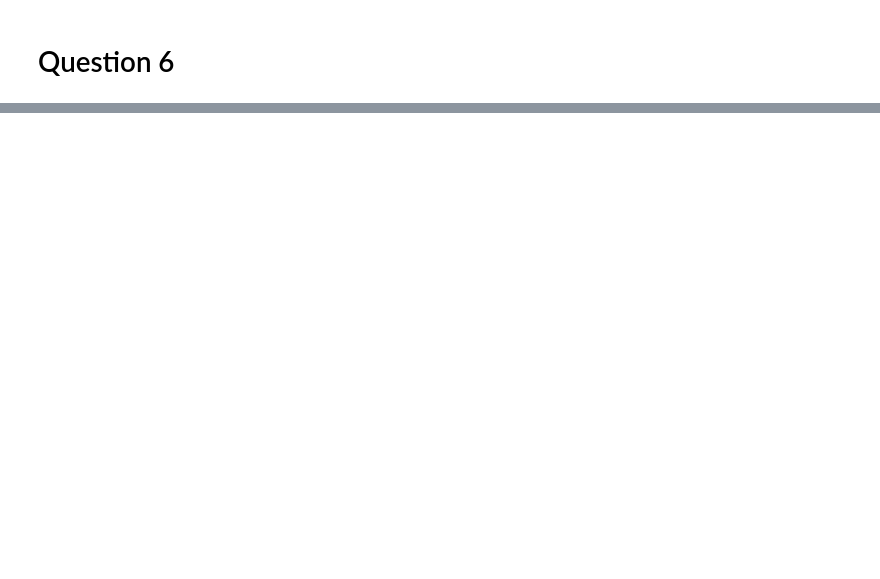
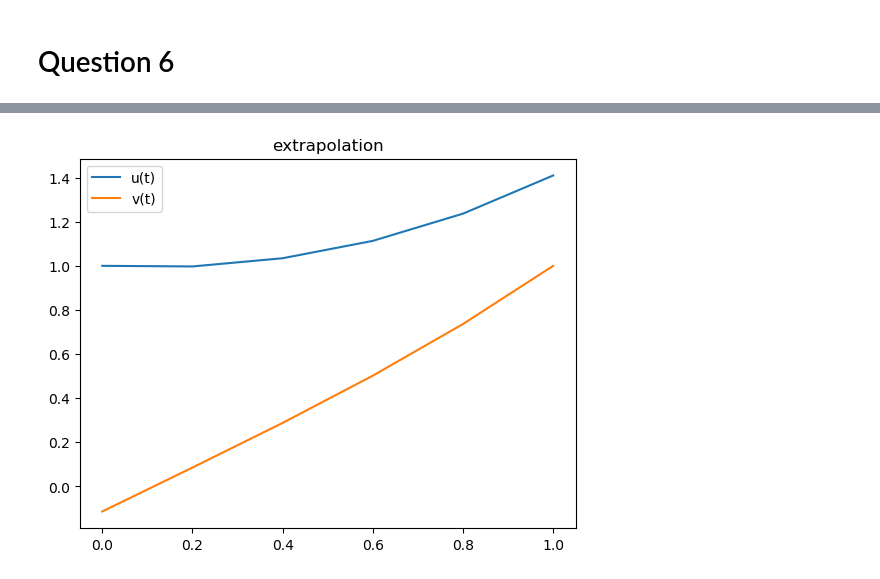
Before and after one commit to ericschulman/numerical, a Jupyter notebook: spring_hw3/homework3.ipynb, the cells around one changed output, grey strips where cells are left out. Saved outputs shown, nothing was run; the diff lists cells and outputs as text; code cells hidden in the pictures; blank space fills up the shorter version.

```diff
--- a/spring_hw3/homework3.ipynb
+++ b/spring_hw3/homework3.ipynb
@@ -186,0 +182,16 @@ PyObject <matplotlib.legend.Legend object at 0x...>
+# %%
+ys_extrap = zeros(size(ys2))
+
+
+for i=1:size(ys2)[2]
+    y_extrap = (4*ys1[:, 2*i-1] - ys2[:,i])/3
+    ys_extrap[:,i] = y_extrap
+end
+
+plot(ts2,ys_extrap[1,:],label = "u(t)")
+plot(ts2,ys_extrap[2,:],label = "v(t)")
+title("extrapolation")
+legend()
+show()
+# %% [output]
+[figure, added]
```
Also changed, not shown: parts of 11 cells of this notebook.
